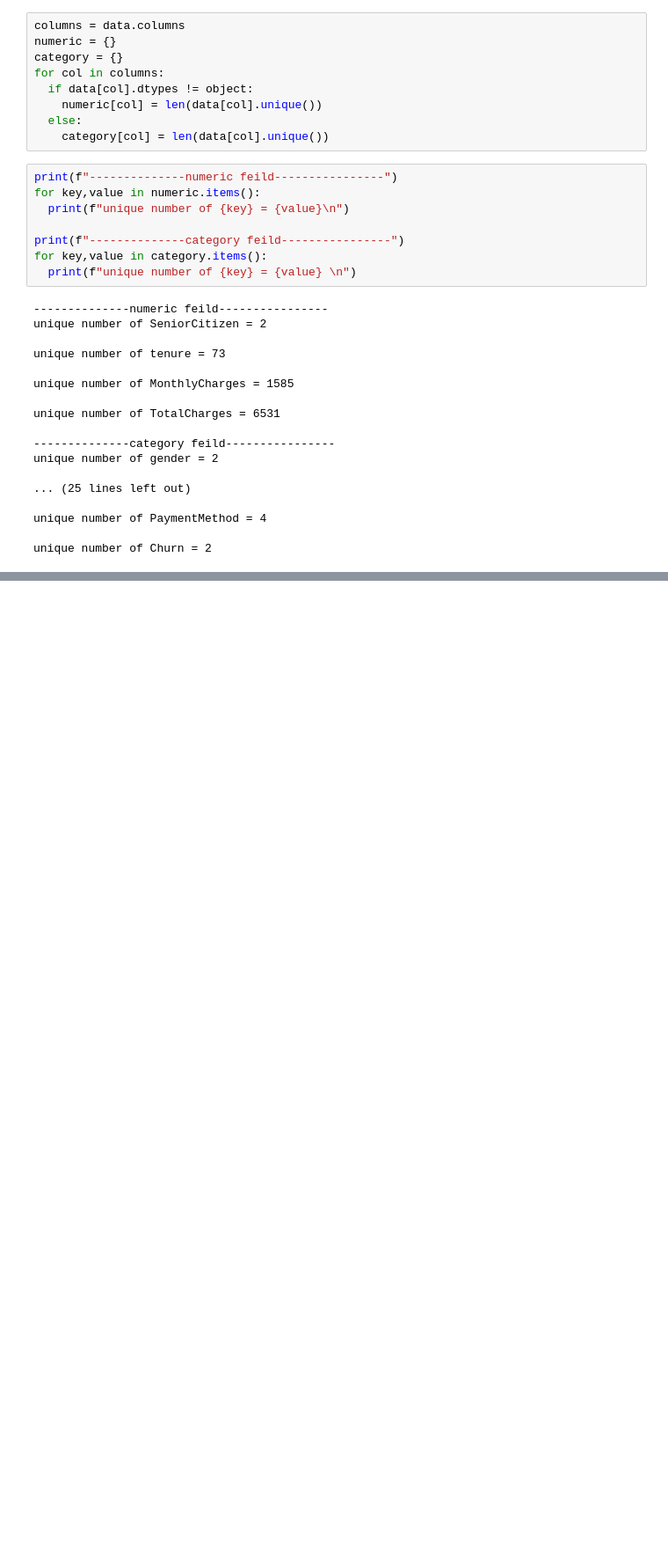
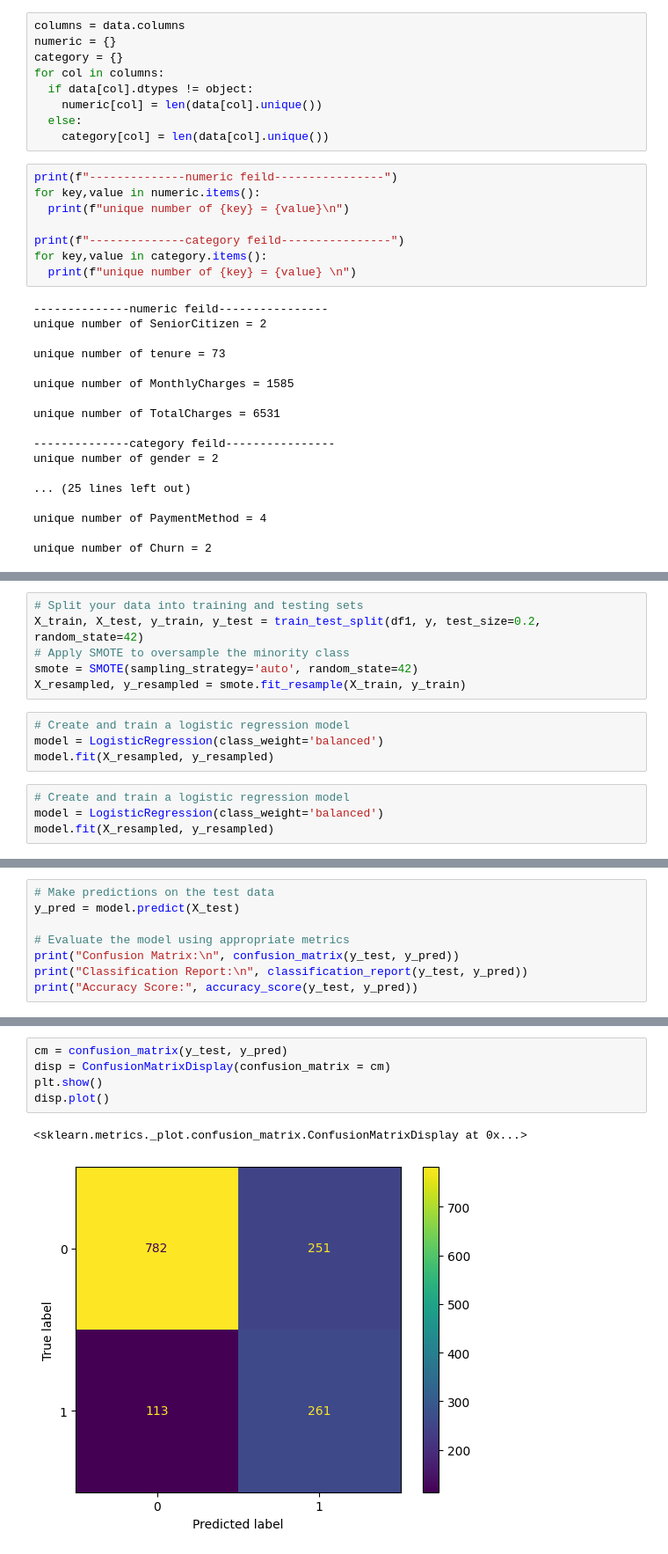
Before and after one commit to Modnarudom/modProject, a Jupyter notebook: churn.ipynb, the cells around one changed output, grey strips where cells are left out. Shown at 88% size. Cells and saved outputs as stored; diff of their text form; blank space fills up the shorter version.

```diff
--- a/churn.ipynb
+++ b/churn.ipynb
@@ -208,0 +286,14 @@ unique number of Churn = 2
+# %%
+# Split your data into training and testing sets
+X_train, X_test, y_train, y_test = train_test_split(df1, y, test_size=0.2, random_state=42)
+# Apply SMOTE to oversample the minority class
+smote = SMOTE(sampling_strategy='auto', random_state=42)
+X_resampled, y_resampled = smote.fit_resample(X_train, y_train)
+# %%
+# Create and train a logistic regression model
+model = LogisticRegression(class_weight='balanced')
+model.fit(X_resampled, y_resampled)
+# %%
+# Create and train a logistic regression model
+model = LogisticRegression(class_weight='balanced')
+model.fit(X_resampled, y_resampled)
@@ -208,0 +359,8 @@ unique number of Churn = 2
+# %%
+# Make predictions on the test data
+y_pred = model.predict(X_test)
+
+# Evaluate the model using appropriate metrics
+print("Confusion Matrix:\n", confusion_matrix(y_test, y_pred))
+print("Classification Report:\n", classification_report(y_test, y_pred))
+print("Accuracy Score:", accuracy_score(y_test, y_pred))
@@ -208,0 +382,8 @@ unique number of Churn = 2
+# %%
+cm = confusion_matrix(y_test, y_pred)
+disp = ConfusionMatrixDisplay(confusion_matrix = cm)
+plt.show()
+disp.plot()
+# %% [output]
+<sklearn.metrics._plot.confusion_matrix.ConfusionMatrixDisplay at 0x...>
+[figure, added]
```
Also changed, not shown: parts of 23 cells of this notebook.
